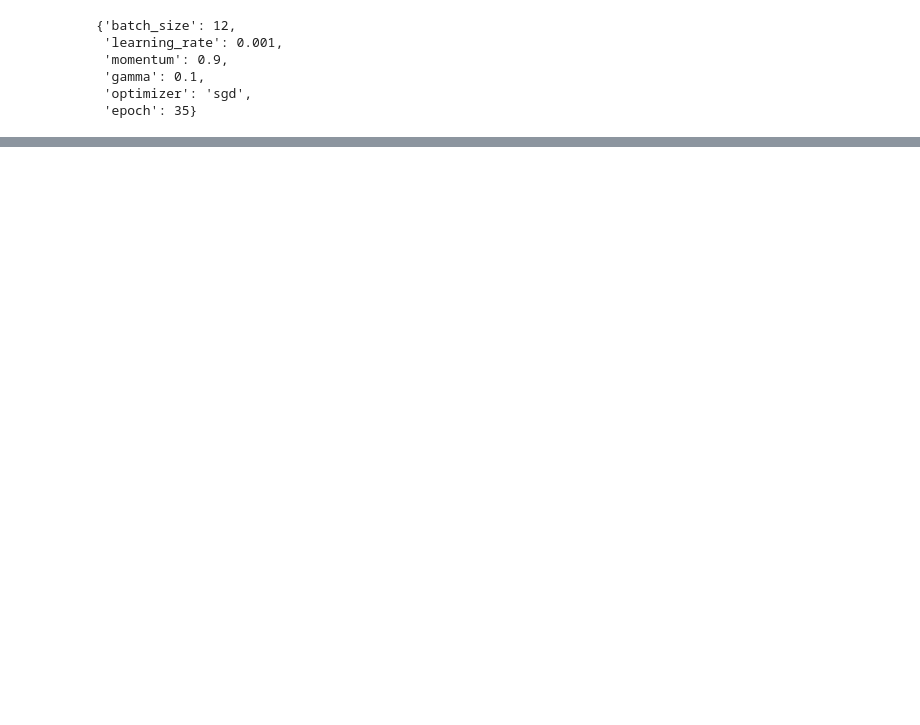
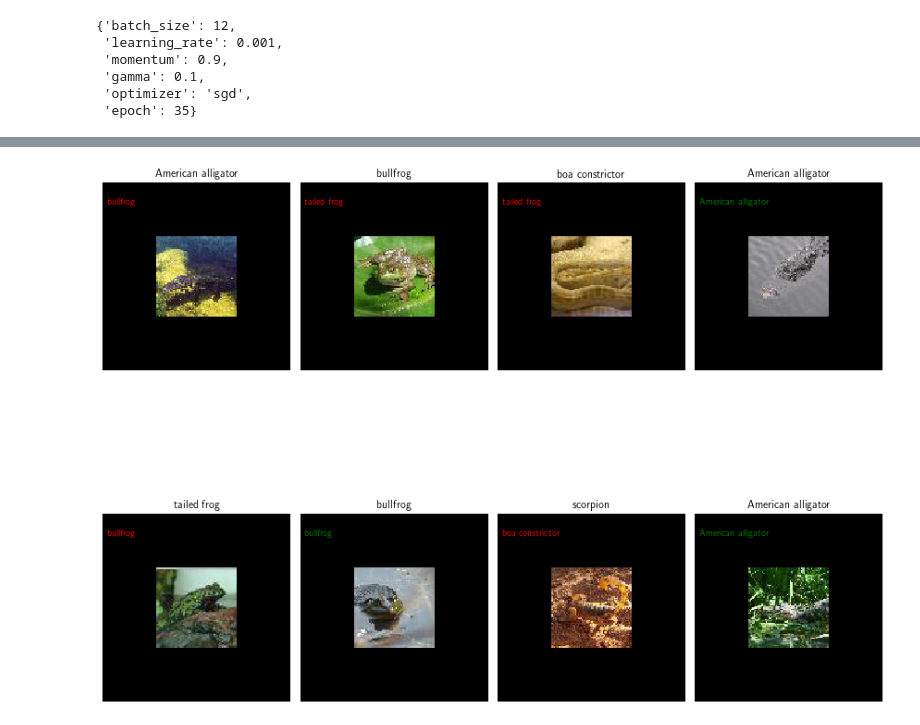
Before and after one commit to ellaelu/alexnet-implementation, a Jupyter notebook: loading_data.ipynb, the cells around one changed output, grey strips where cells are left out. Cells and saved outputs as stored; diff of their text form; code cells hidden in the pictures; blank space fills up the shorter version.

```diff
--- a/loading_data.ipynb
+++ b/loading_data.ipynb
@@ -391,6 +409,8 @@ def calc_acc(data, labels_acc = False):
         return acc
 
     if(labels_acc == True):
+        x = []
+        y = []
         # Get test accuracy for each class.
         class_correct = list(0. for i in range(10))
         class_total = list(0. for i in range(10))
@@ -401,13 +421,17 @@ def calc_acc(data, labels_acc = False):
                 outputs = model(inputs)
                 _, predicted = torch.max(outputs, 1)
                 c = (predicted == labels).squeeze()
-                for i in range(10):
+                for i in range(len(labels)):
                     label = labels[i]
                     class_correct[label] += c[i].item()
                     class_total[label] += 1
             for i in range(10):
                 print('Accuracy of %5s : %2d %%' % (
                     labels_dict[classes[i]], 100 * class_correct[i] / class_total[i]))
+                x.append(labels_dict[classes[i]])
+                y.append(class_correct[i] / class_total[i])
+
+        return x,y
 # %%
 from IPython.display import display, clear_output
 # We train everything on GPU
@@ -513,6 +546,7 @@ Accuracy of the network on  8 images: 53 %
 | 10 | runs/AlexNet_experiment_0210 | 12 | 0.0050 | 0.5 | 0.10 | sgd | 10.631684 | 0.72800 | 0.520 | ... |
 | 11 | runs/AlexNet_experiment_0211 | 12 | 0.0050 | 0.5 | 0.01 | sgd | 10.594885 | 0.73750 | 0.552 | ... |
 # %%
+results = pd.read_csv('results.csv')
 results = results.sort_values(by='test_acc', ascending=False).reset_index(drop=True)
 best = results.iloc[0,]
 results
@@ -633,0 +649,30 @@ temp
+# %%
+x_valid, label_batch  = next(iter(data['test']))
+total = 0
+correct = 0
+inputs, labels = x_valid.to(device), label_batch.to(device)
+outputs = model(inputs)
+_, preds = torch.max(outputs, 1)
+total += labels.size(0)
+correct += (preds == labels).sum().item()
+# %%
+ids = []
+for i in range(2):
+    for j in range(4):
+        ids.append([i,j])
+# %%
+figure, axes = plt.subplots(nrows=2, ncols=4, figsize=(12,12))
+for i in range(8):
+
+    axes[ids[i][0], ids[i][1]].imshow(deprocess(x_valid[i]))
+    axes[ids[i][0], ids[i][1]].axis('off')
+    axes[ids[i][0], ids[i][1]].set_title(get_label(label_batch[i]))
+    if preds[i] == label_batch[i]:
+        # label the image with the blue text
+        axes[ids[i][0], ids[i][1]].text(3, 17, get_label(preds[i]), color='green', fontsize=10)
+    else:
+        # label the image with the red text
+        axes[ids[i][0], ids[i][1]].text(3, 17, get_label(preds[i]), color='red', fontsize=10)
+figure.tight_layout()
+# %% [output]
+[figure, added]
```
Also changed, not shown: parts of 16 cells of this notebook, 25 other files.
